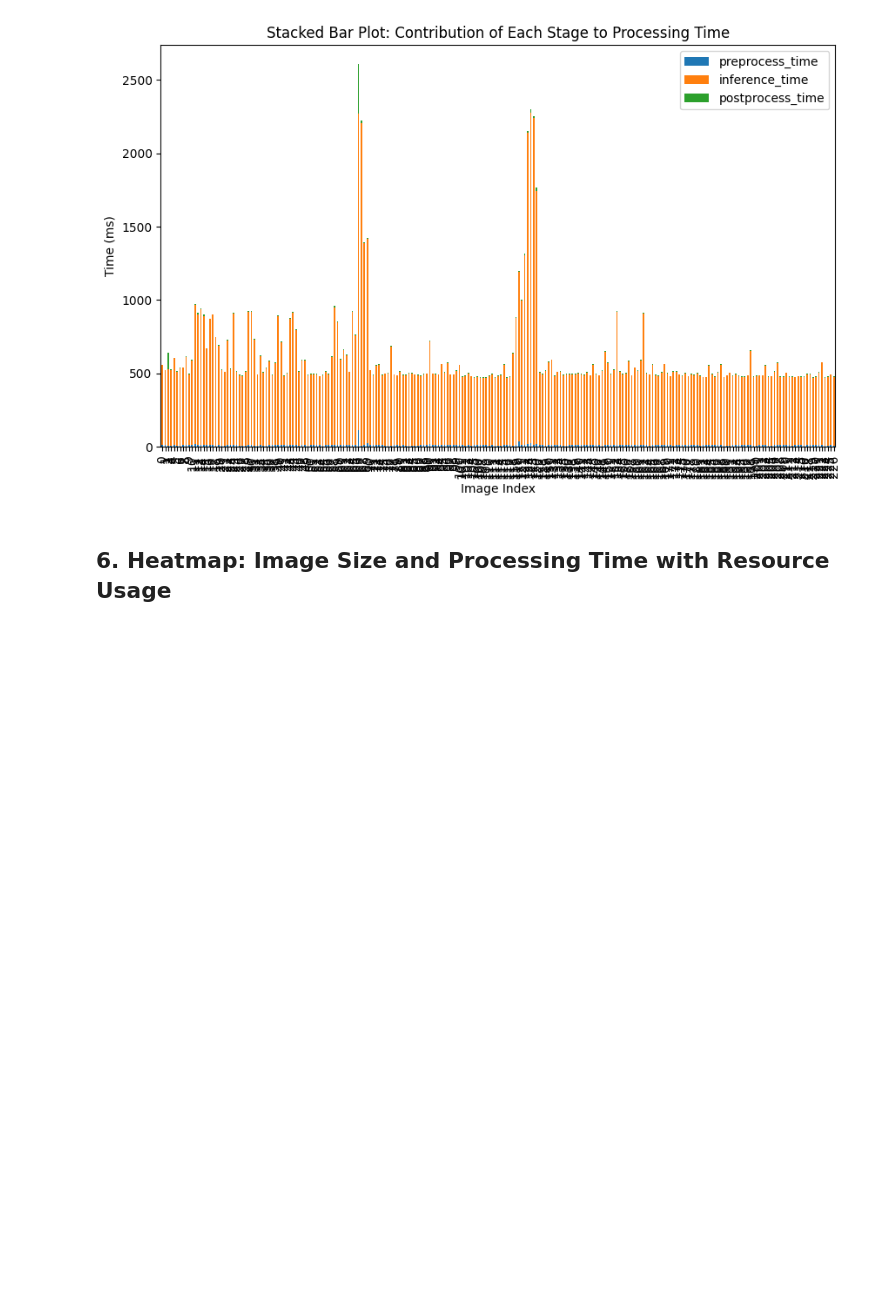
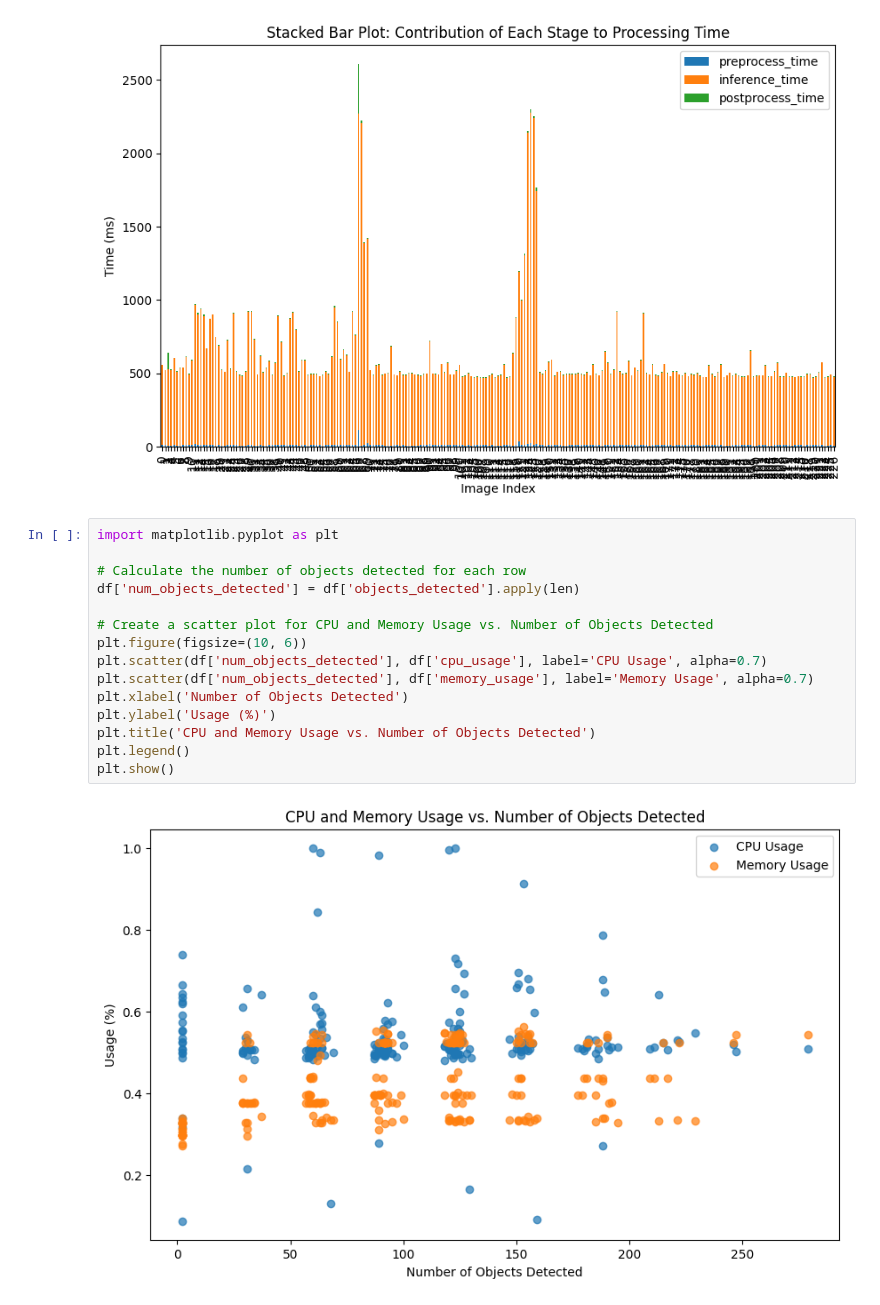
Before and after one commit to idperez720/nighteye, a Jupyter notebook: notebooks/cpu_memory_usage_analysis.ipynb, the cells around one changed output. Saved outputs shown, nothing was run; the diff lists cells and outputs as text; blank space fills up the shorter version.

Commit message:
new plot added

```diff
--- a/notebooks/cpu_memory_usage_analysis.ipynb
+++ b/notebooks/cpu_memory_usage_analysis.ipynb
@@ -70,5 +70,20 @@ plt.title('Stacked Bar Plot: Contribution of Each Stage to Processing Time')
 plt.show()
 # %% [output]
 [figure]
-# %% [markdown]
-## 6. Heatmap: Image Size and Processing Time with Resource Usage
+# %%
+import matplotlib.pyplot as plt
+
+# Calculate the number of objects detected for each row
+df['num_objects_detected'] = df['objects_detected'].apply(len)
+
+# Create a scatter plot for CPU and Memory Usage vs. Number of Objects Detected
+plt.figure(figsize=(10, 6))
+plt.scatter(df['num_objects_detected'], df['cpu_usage'], label='CPU Usage', alpha=0.7)
+plt.scatter(df['num_objects_detected'], df['memory_usage'], label='Memory Usage', alpha=0.7)
+plt.xlabel('Number of Objects Detected')
+plt.ylabel('Usage (%)')
+plt.title('CPU and Memory Usage vs. Number of Objects Detected')
+plt.legend()
+plt.show()
+# %% [output]
+[figure, added]
```
Also changed, not shown: parts of 1 cell of this notebook.
